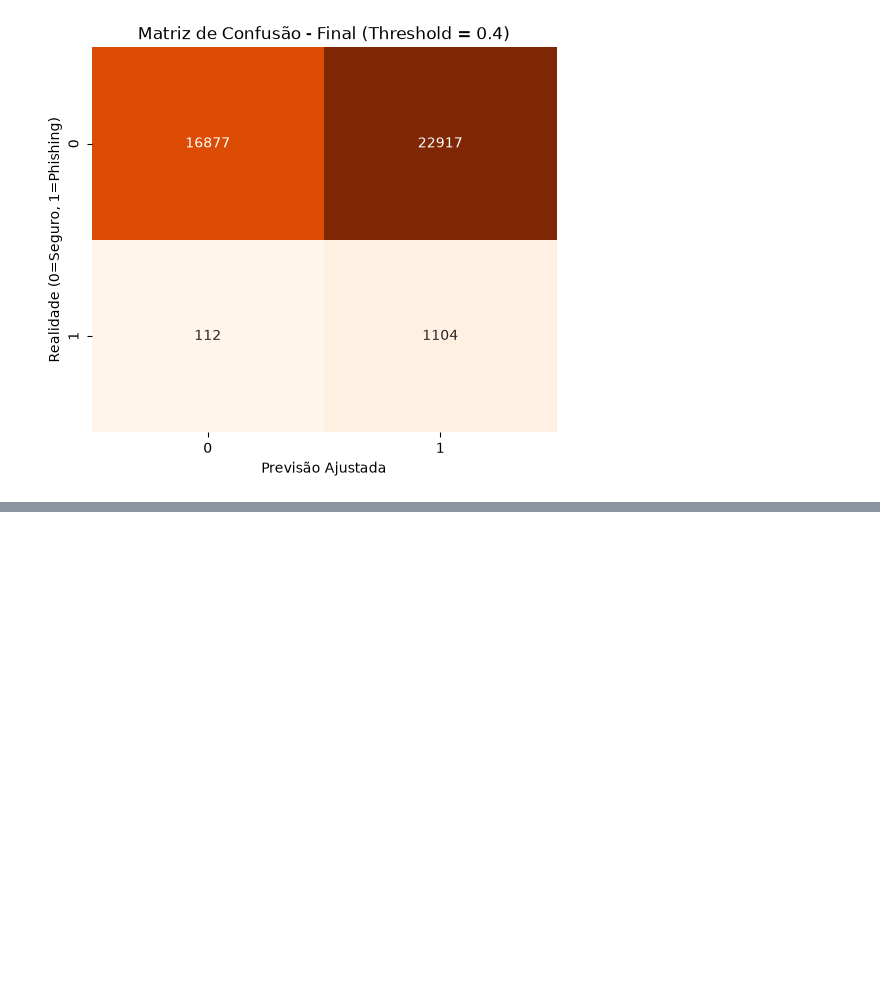
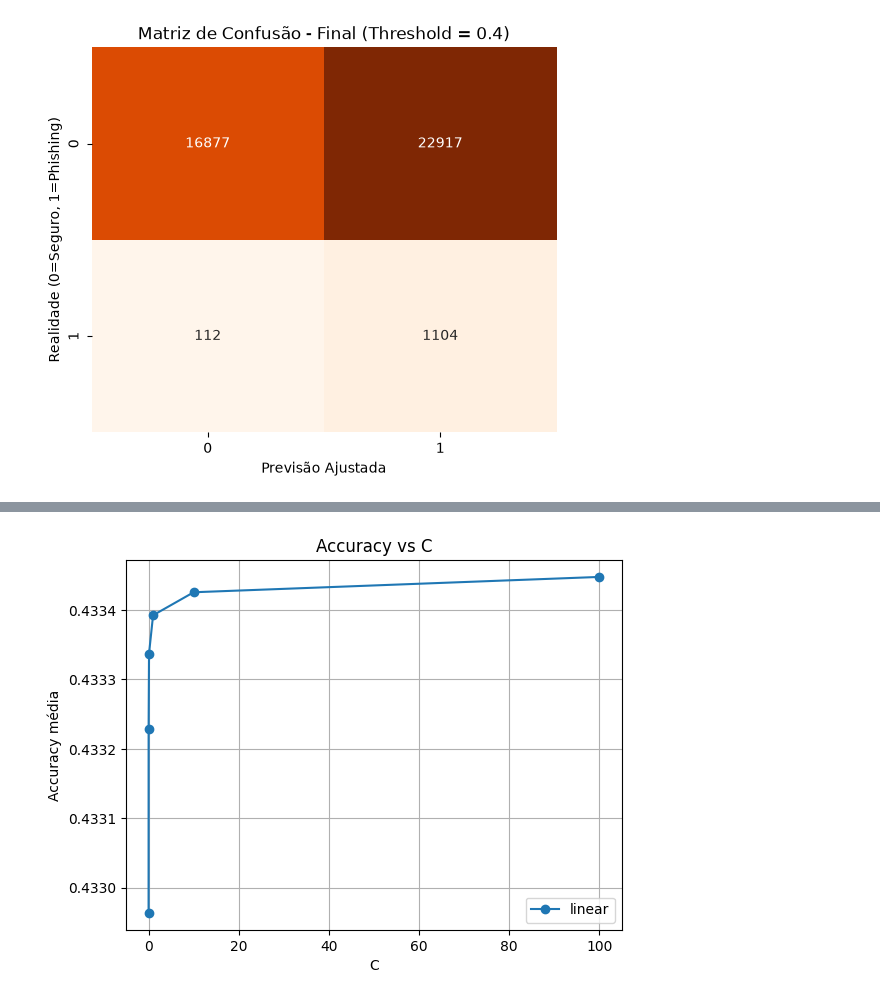
Before and after one commit to lfsdaros/Email_Phishing_Detector_POLI, a Jupyter notebook: Phishing_Detector.ipynb, the cells around one changed output, grey strips where cells are left out. Saved outputs shown, nothing was run; the diff lists cells and outputs as text; code cells hidden in the pictures; blank space fills up the shorter version.

```diff
--- a/Phishing_Detector.ipynb
+++ b/Phishing_Detector.ipynb
@@ -394,0 +502,14 @@ Recall com threshold 0.4: 0.9079
+# %%
+plt.figure()
+for metrica in df['Metrica'].unique():
+    subset = df[df['Metrica'] == metrica]
+    plt.plot(subset['C'], subset['Accuracy'], marker='o', label=metrica)
+
+plt.title("Accuracy vs C")
+plt.xlabel("C")
+plt.ylabel("Accuracy média")
+plt.legend()
+plt.grid(True)
+plt.show()
+# %% [output]
+[figure, added]
```
Also changed, not shown: parts of 6 cells of this notebook.
